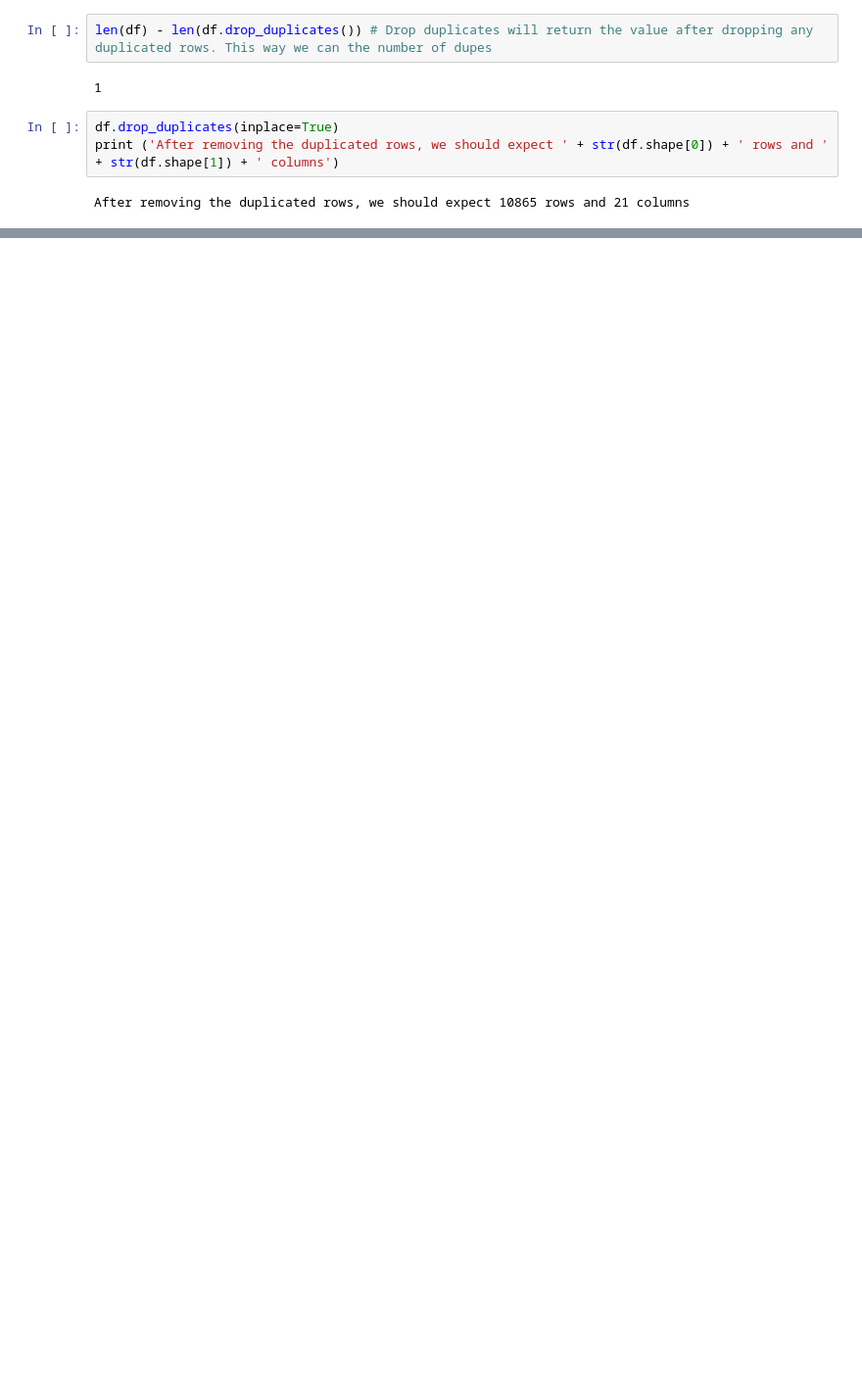
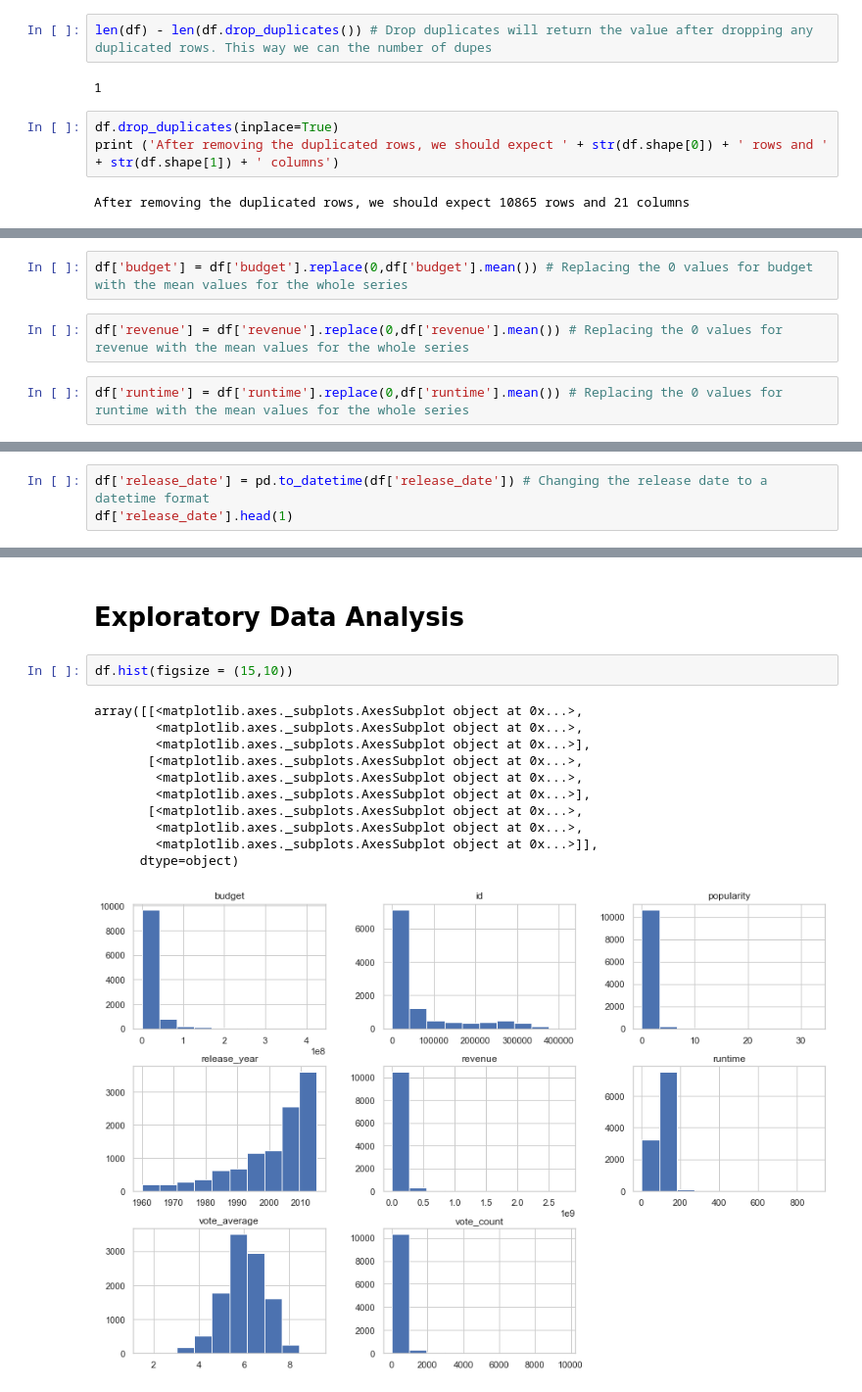
Before and after one commit to IonDragos2003/UdacityDA_Investigate-tMDB, a Jupyter notebook: my_code.ipynb, the cells around one changed output, grey strips where cells are left out. Shown at 98% size. Saved outputs shown, nothing was run; the diff lists cells and outputs as text; blank space fills up the shorter version.

Commit message:
Cleaned data, started the analysis

```diff
--- a/my_code.ipynb
+++ b/my_code.ipynb
@@ -154,0 +100,6 @@ memory usage: 1.7+ MB
+# %%
+df['budget'] = df['budget'].replace(0,df['budget'].mean()) # Replacing the 0 values for budget with the mean values for the whole series
+# %%
+df['revenue'] = df['revenue'].replace(0,df['revenue'].mean()) # Replacing the 0 values for revenue with the mean values for the whole series
+# %%
+df['runtime'] = df['runtime'].replace(0,df['runtime'].mean()) # Replacing the 0 values for runtime with the mean values for the whole series
@@ -154,0 +118,3 @@ memory usage: 1.7+ MB
+# %%
+df['release_date'] = pd.to_datetime(df['release_date']) # Changing the release date to a datetime format
+df['release_date'].head(1)
@@ -154,0 +146,16 @@ memory usage: 1.7+ MB
+# %% [markdown]
+# Exploratory Data Analysis
+# %%
+df.hist(figsize = (15,10))
+# %% [output]
+array([[<matplotlib.axes._subplots.AxesSubplot object at 0x...>,
+        <matplotlib.axes._subplots.AxesSubplot object at 0x...>,
+        <matplotlib.axes._subplots.AxesSubplot object at 0x...>],
+       [<matplotlib.axes._subplots.AxesSubplot object at 0x...>,
+        <matplotlib.axes._subplots.AxesSubplot object at 0x...>,
+        <matplotlib.axes._subplots.AxesSubplot object at 0x...>],
+       [<matplotlib.axes._subplots.AxesSubplot object at 0x...>,
+        <matplotlib.axes._subplots.AxesSubplot object at 0x...>,
+        <matplotlib.axes._subplots.AxesSubplot object at 0x...>]],
+      dtype=object)
+[figure, added]
```
Also changed, not shown: parts of 22 cells of this notebook.
